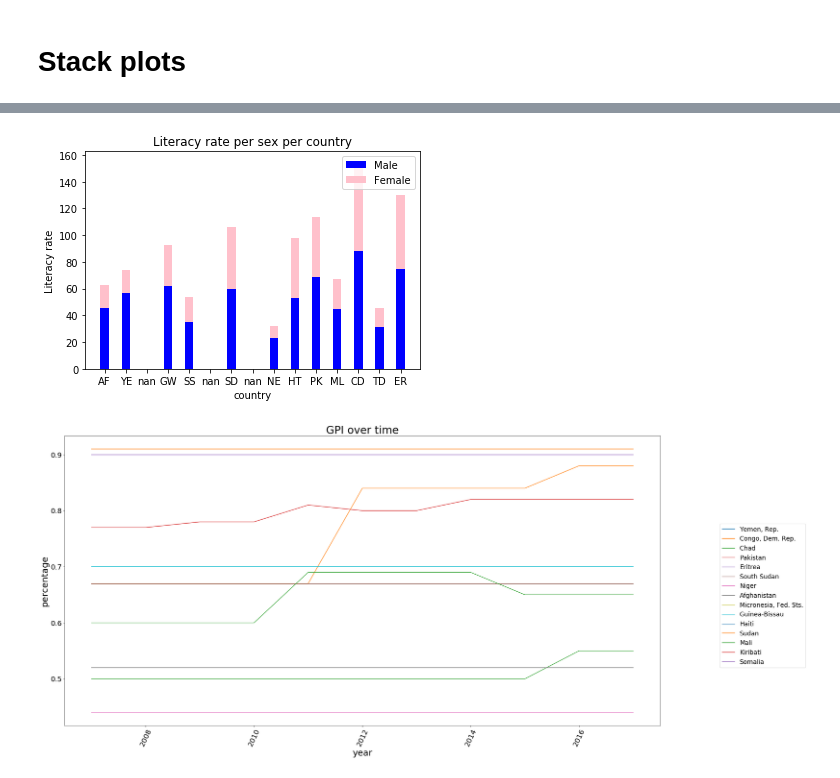
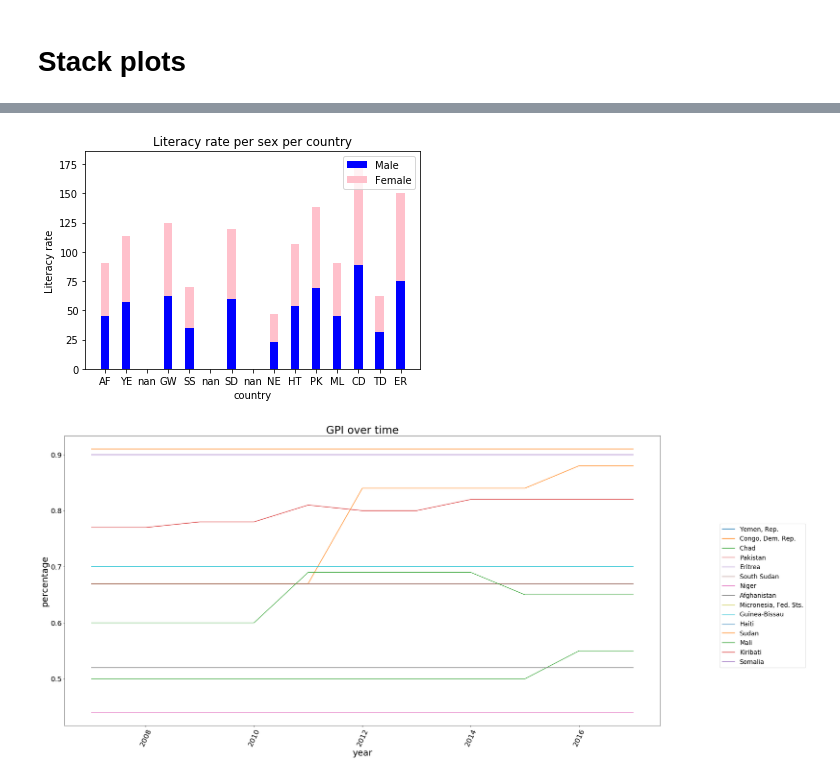
Before and after one commit to omar-d/EPA-WB-Equity, a Jupyter notebook: Deelvraag 4.ipynb, the cells around one changed output, grey strips where cells are left out. Drawn from its saved outputs; the diff is of its cells as text; code cells hidden in the pictures.

```diff
--- a/Deelvraag 4.ipynb
+++ b/Deelvraag 4.ipynb
@@ -207,28 +177,10 @@ LRF_recent['date'] = LRF_All.date.astype(str)
 # %%
 LRM15_worst15 = pd.merge( CPIA_worst15, LRM_recent, how = "left", left_on = ["country"], right_on = ["country"])
 LRF15_worst15 = pd.merge( CPIA_worst15, LRF_recent, how = 'left', left_on = ["country"], right_on = ["country"])
-# %%
-#Make arrays of needed columns
-LRM15 = LRM15_worst15.value_y.values
-LRF15 = LRF15_worst15.value_y.values
-Countries = LRM15_worst15.country_code_y.values
-
-N = len(Countries) #setting x axes
-ind = np.arange(N)
-width = 0.4        #width of the bars
-
-p1 = plt.bar(ind, LRM15, width, label = 'Male', color='blue')
-p2 = plt.bar(ind, LRF15, width, bottom=LRM15, label = 'Female', color='pink')
-
-plt.xticks(ind, Countries) #naming the bars
-plt.ylabel ('Literacy rate')
-plt.xlabel ('country')
-plt.title ('Literacy rate per sex per country')
-
-plt.legend()
-plt.show()
-# %% [output]
-[figure, removed]
+# %%
+makeStackedBarPlot (LRM15_worst15, LRM15_worst15,"Literacy rate per sex per country", 'country', 'Literacy rate')
+# %% [output]
+[figure, added]
 # %%
 def select_year():
     years = GPI.loc[(GPI['date'] >= 2007) & (GPI['date'] <= 2017)]
```
Also changed, not shown: parts of 6 cells of this notebook.
